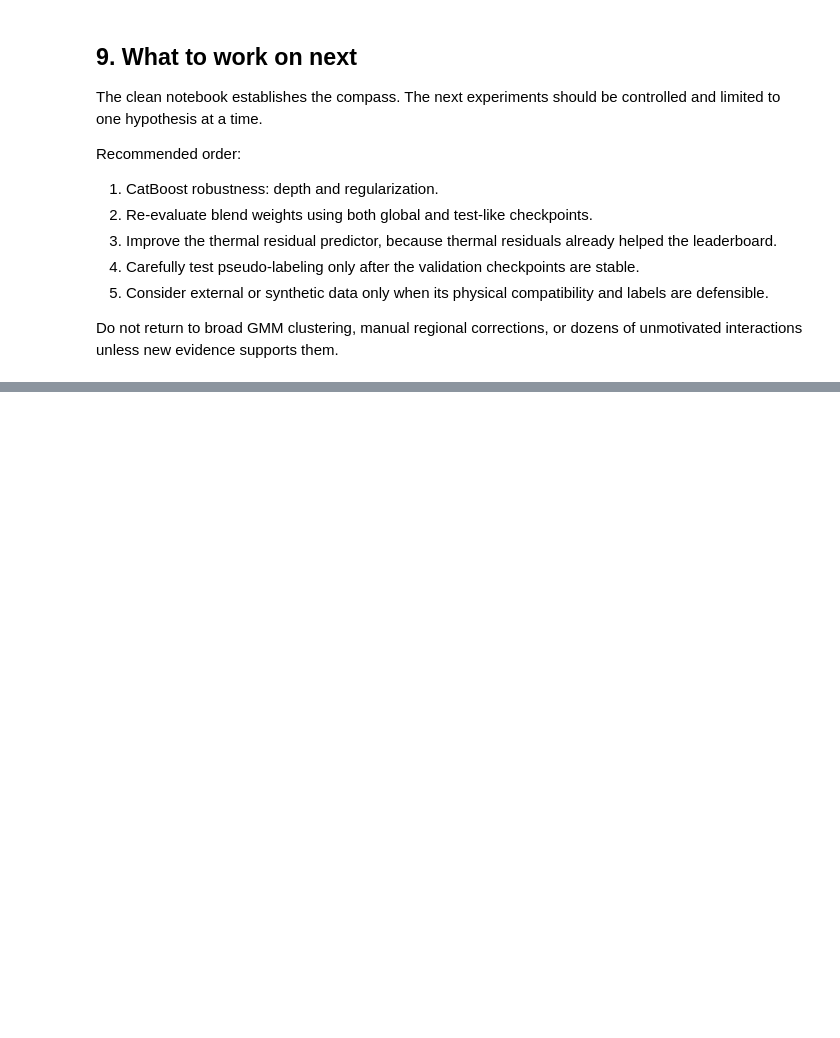
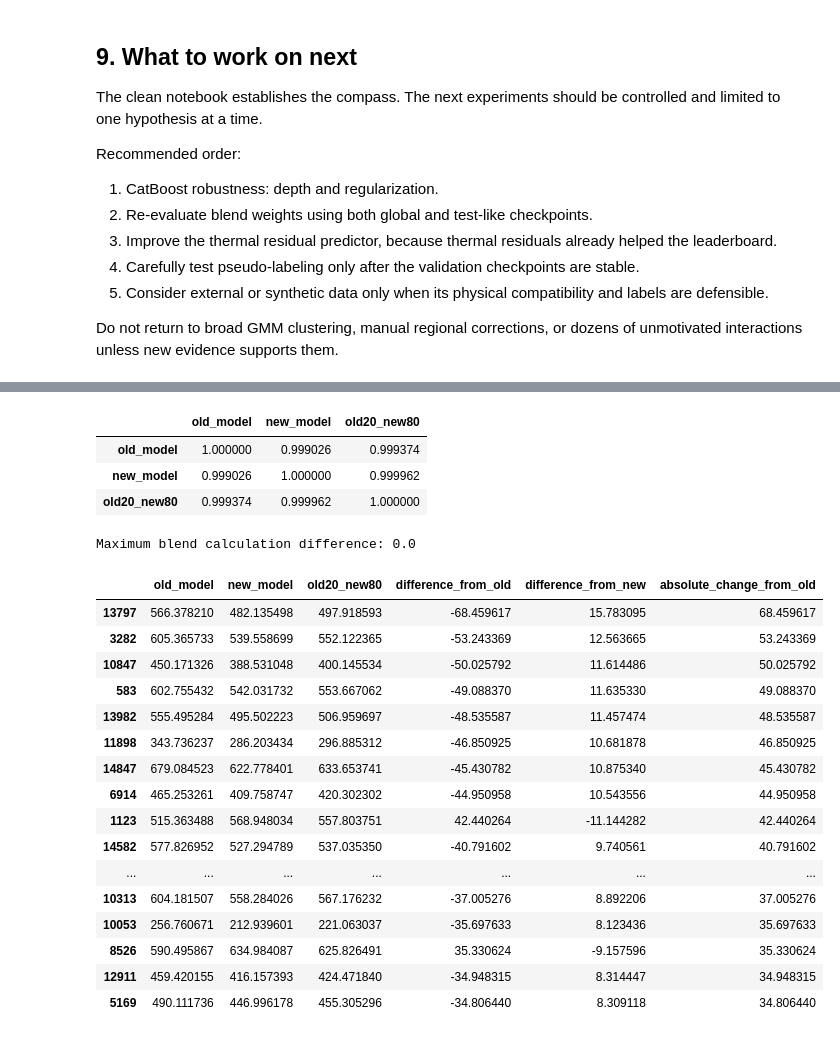
Before and after one commit to rahafabumwise/IEEE-AI-Modeling-Hackathon-2.0-Stage-1-Challenge, a Jupyter notebook: clean_best_model_validation_lab.ipynb, the cells around one changed output, grey strips where cells are left out. Saved outputs shown, nothing was run; the diff lists cells and outputs as text; code cells hidden in the pictures; blank space fills up the shorter version.

```diff
--- a/clean_best_model_validation_lab.ipynb
+++ b/clean_best_model_validation_lab.ipynb
@@ -1068,0 +1895,18 @@ Do not return to broad GMM clustering, manual regional corrections, or dozens of
+# %%
+comparison = pd.DataFrame({
+    "old_model": np.expm1(final_blend_test_log),
+    "new_model": np.expm1(final_ensemble_test_log),
+    "old20_new80": submission_old20_new80["edi"].values
+})
+
+comparison["difference_from_old"] = (
+    comparison["old20_new80"]
+    - comparison["old_model"]
+)
+
+comparison["difference_from_new"] = (
+    comparison["old20_new80"]
+    - comparison["new_model"]
+)
+
+display(comparison.describe())
@@ -1068,0 +1923,62 @@ Do not return to broad GMM clustering, manual regional corrections, or dozens of
+# %%
+display(
+    comparison[
+        ["old_model", "new_model", "old20_new80"]
+    ].corr()
+)
+# %% [output]
+|  | old_model | new_model | old20_new80 |
+| old_model | 1.000000 | 0.999026 | 0.999374 |
+| new_model | 0.999026 | 1.000000 | 0.999962 |
+| old20_new80 | 0.999374 | 0.999962 | 1.000000 |
+# %%
+expected_blend = np.clip(
+    np.expm1(
+        0.20 * final_blend_test_log
+        + 0.80 * final_ensemble_test_log
+    ),
+    0,
+    None
+)
+
+maximum_difference = np.max(
+    np.abs(
+        expected_blend
+        - submission_old20_new80["edi"].values
+    )
+)
+
+print("Maximum blend calculation difference:", maximum_difference)
+
+assert maximum_difference < 1e-10
+# %% [output]
+Maximum blend calculation difference: 0.0
+# %%
+comparison["absolute_change_from_old"] = (
+    comparison["difference_from_old"].abs()
+)
+
+display(
+    comparison.sort_values(
+        "absolute_change_from_old",
+        ascending=False
+    ).head(20)
+)
+# %% [output]
+|  | old_model | new_model | old20_new80 | difference_from_old | difference_from_new | absolute_change_from_old |
+| 13797 | 566.378210 | 482.135498 | 497.918593 | -68.459617 | 15.783095 | 68.459617 |
+| 3282 | 605.365733 | 539.558699 | 552.122365 | -53.243369 | 12.563665 | 53.243369 |
+| 10847 | 450.171326 | 388.531048 | 400.145534 | -50.025792 | 11.614486 | 50.025792 |
+| 583 | 602.755432 | 542.031732 | 553.667062 | -49.088370 | 11.635330 | 49.088370 |
+| 13982 | 555.495284 | 495.502223 | 506.959697 | -48.535587 | 11.457474 | 48.535587 |
+| 11898 | 343.736237 | 286.203434 | 296.885312 | -46.850925 | 10.681878 | 46.850925 |
+| 14847 | 679.084523 | 622.778401 | 633.653741 | -45.430782 | 10.875340 | 45.430782 |
+| 6914 | 465.253261 | 409.758747 | 420.302302 | -44.950958 | 10.543556 | 44.950958 |
+| 1123 | 515.363488 | 568.948034 | 557.803751 | 42.440264 | -11.144282 | 42.440264 |
+| 14582 | 577.826952 | 527.294789 | 537.035350 | -40.791602 | 9.740561 | 40.791602 |
+| ... | ... | ... | ... | ... | ... | ... |
+| 10313 | 604.181507 | 558.284026 | 567.176232 | -37.005276 | 8.892206 | 37.005276 |
+| 10053 | 256.760671 | 212.939601 | 221.063037 | -35.697633 | 8.123436 | 35.697633 |
+| 8526 | 590.495867 | 634.984087 | 625.826491 | 35.330624 | -9.157596 | 35.330624 |
+| 12911 | 459.420155 | 416.157393 | 424.471840 | -34.948315 | 8.314447 | 34.948315 |
+| 5169 | 490.111736 | 446.996178 | 455.305296 | -34.806440 | 8.309118 | 34.806440 |
```
Also changed, not shown: parts of 29 cells of this notebook.
